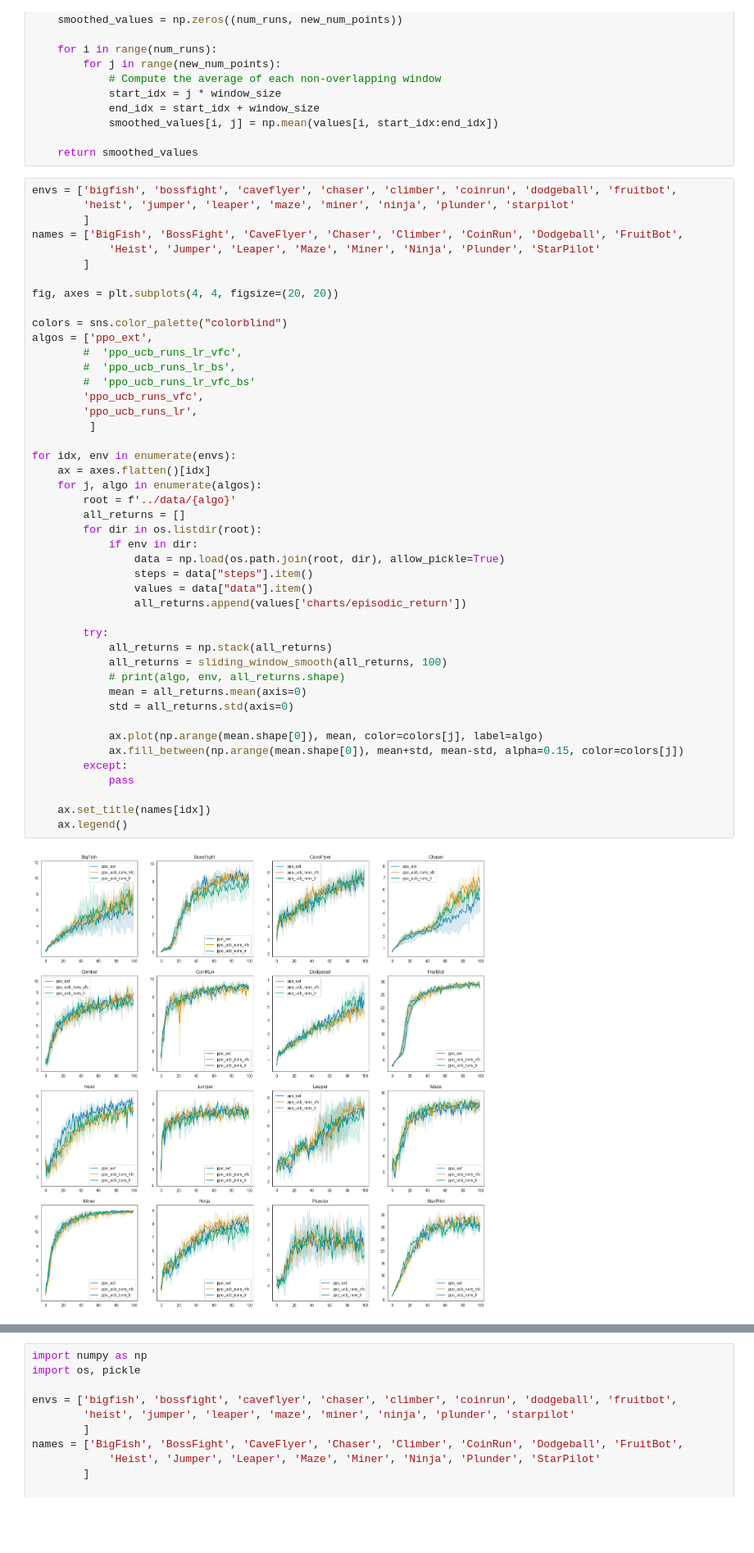
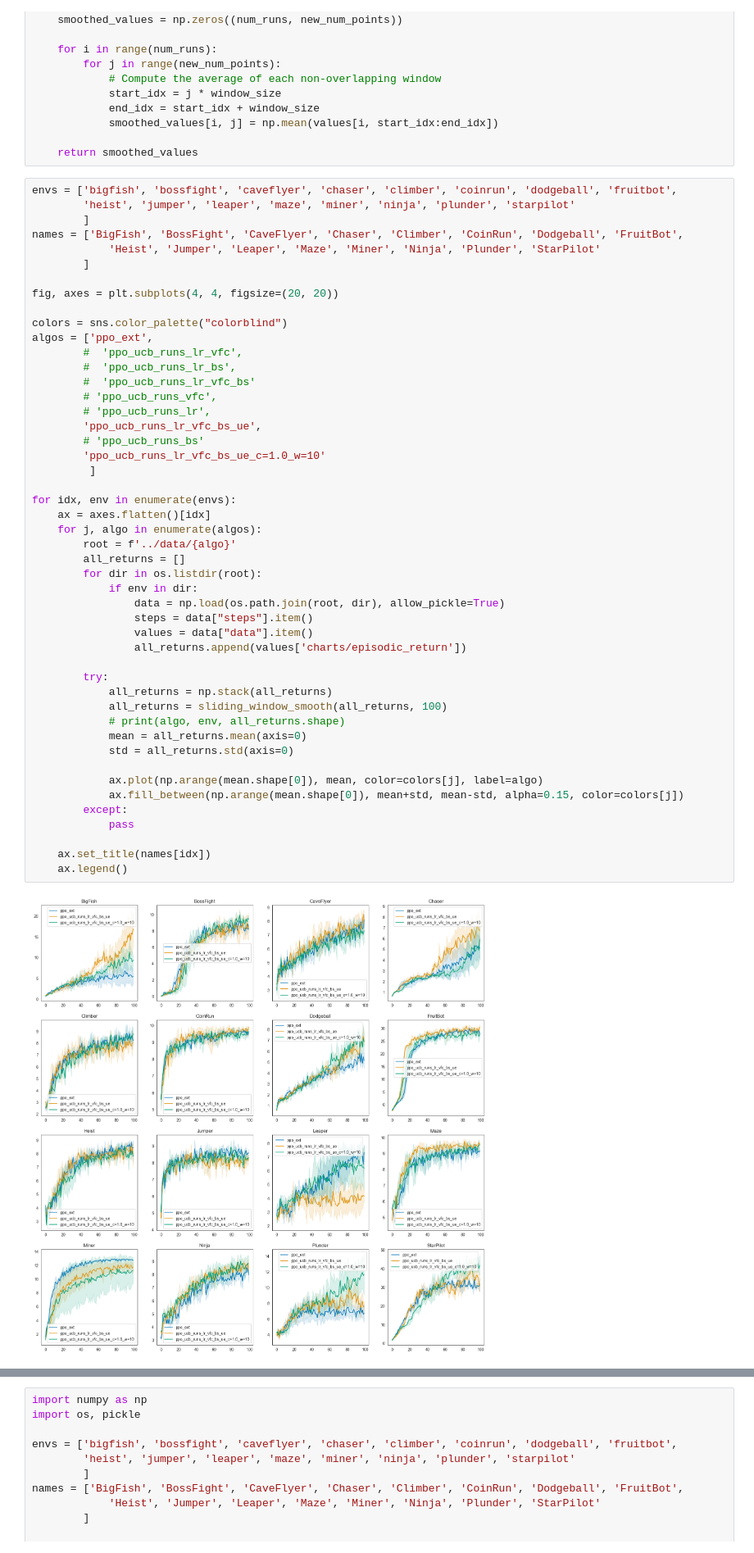
Before and after one commit to yuanmingqi/ULTHO, a Jupyter notebook: figures/ppo_data.ipynb, the cells around one changed output, grey strips where cells are left out. Shown at 82% size. Cells and saved outputs as stored; diff of their text form; blank space fills up the shorter version.

```diff
--- a/figures/ppo_data.ipynb
+++ b/figures/ppo_data.ipynb
@@ -47,38 +47,41 @@ algos = ['ppo_ext',
         #  'ppo_ucb_runs_lr_vfc',
         #  'ppo_ucb_runs_lr_bs',
         #  'ppo_ucb_runs_lr_vfc_bs'
-        'ppo_ucb_runs_vfc',
-        'ppo_ucb_runs_lr',
+        # 'ppo_ucb_runs_vfc',
+        # 'ppo_ucb_runs_lr',
+        'ppo_ucb_runs_lr_vfc_bs_ue',
+        # 'ppo_ucb_runs_bs'
+        'ppo_ucb_runs_lr_vfc_bs_ue_c=1.0_w=10'
          ]
 
 for idx, env in enumerate(envs):
     ax = axes.flatten()[idx]
     for j, algo in enumerate(algos):
         root = f'../data/{algo}'
         all_returns = []
         for dir in os.listdir(root):
             if env in dir:
                 data = np.load(os.path.join(root, dir), allow_pickle=True)
                 steps = data["steps"].item()
                 values = data["data"].item()
                 all_returns.append(values['charts/episodic_return'])
 
         try:
             all_returns = np.stack(all_returns)
             all_returns = sliding_window_smooth(all_returns, 100)
             # print(algo, env, all_returns.shape)
             mean = all_returns.mean(axis=0)
             std = all_returns.std(axis=0)
 
             ax.plot(np.arange(mean.shape[0]), mean, color=colors[j], label=algo)
             ax.fill_between(np.arange(mean.shape[0]), mean+std, mean-std, alpha=0.15, color=colors[j])
         except:
             pass
 
     ax.set_title(names[idx])
     ax.legend()
 # %% [output]
-[figure, old version]
+[figure, new version]
 # %%
 import matplotlib.pyplot as plt
 import seaborn as sns
```
Also changed, not shown: parts of 1 cell of this notebook, 2 other files.
